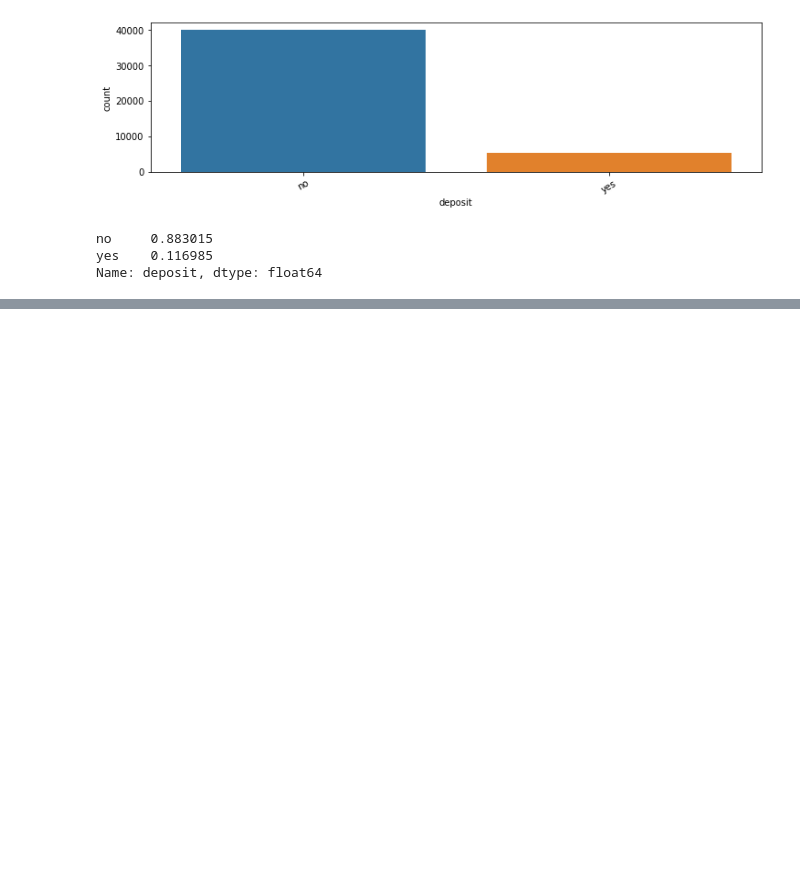
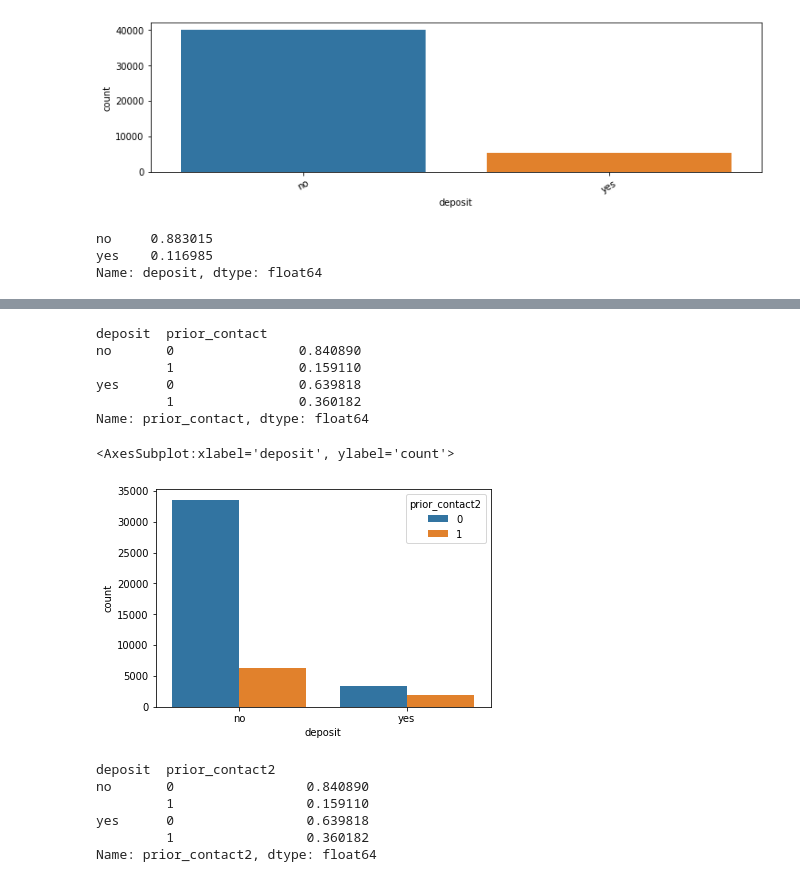
Before and after one commit to sfreagin/ADS_500B_project, a Jupyter notebook: group_project/EDA1.ipynb, the cells around one changed output, grey strips where cells are left out. Cells and saved outputs as stored; diff of their text form; code cells hidden in the pictures; blank space fills up the shorter version.

```diff
--- a/group_project/EDA1.ipynb
+++ b/group_project/EDA1.ipynb
@@ -251,0 +287,23 @@ Name: deposit, dtype: float64
+# %%
+bank_main_df.groupby('deposit')['prior_contact'].value_counts(normalize=True)
+# %% [output]
+deposit  prior_contact
+no       0                0.840890
+         1                0.159110
+yes      0                0.639818
+         1                0.360182
+Name: prior_contact, dtype: float64
+# %%
+sns.countplot(data=bank_main_df,x='deposit',hue='prior_contact2')
+# %% [output]
+<AxesSubplot:xlabel='deposit', ylabel='count'>
+[figure, added]
+# %%
+bank_main_df.groupby('deposit')['prior_contact2'].value_counts(normalize=True)
+# %% [output]
+deposit  prior_contact2
+no       0                 0.840890
+         1                 0.159110
+yes      0                 0.639818
+         1                 0.360182
+Name: prior_contact2, dtype: float64
```
Also changed, not shown: parts of 7 cells of this notebook, 12 other files.
